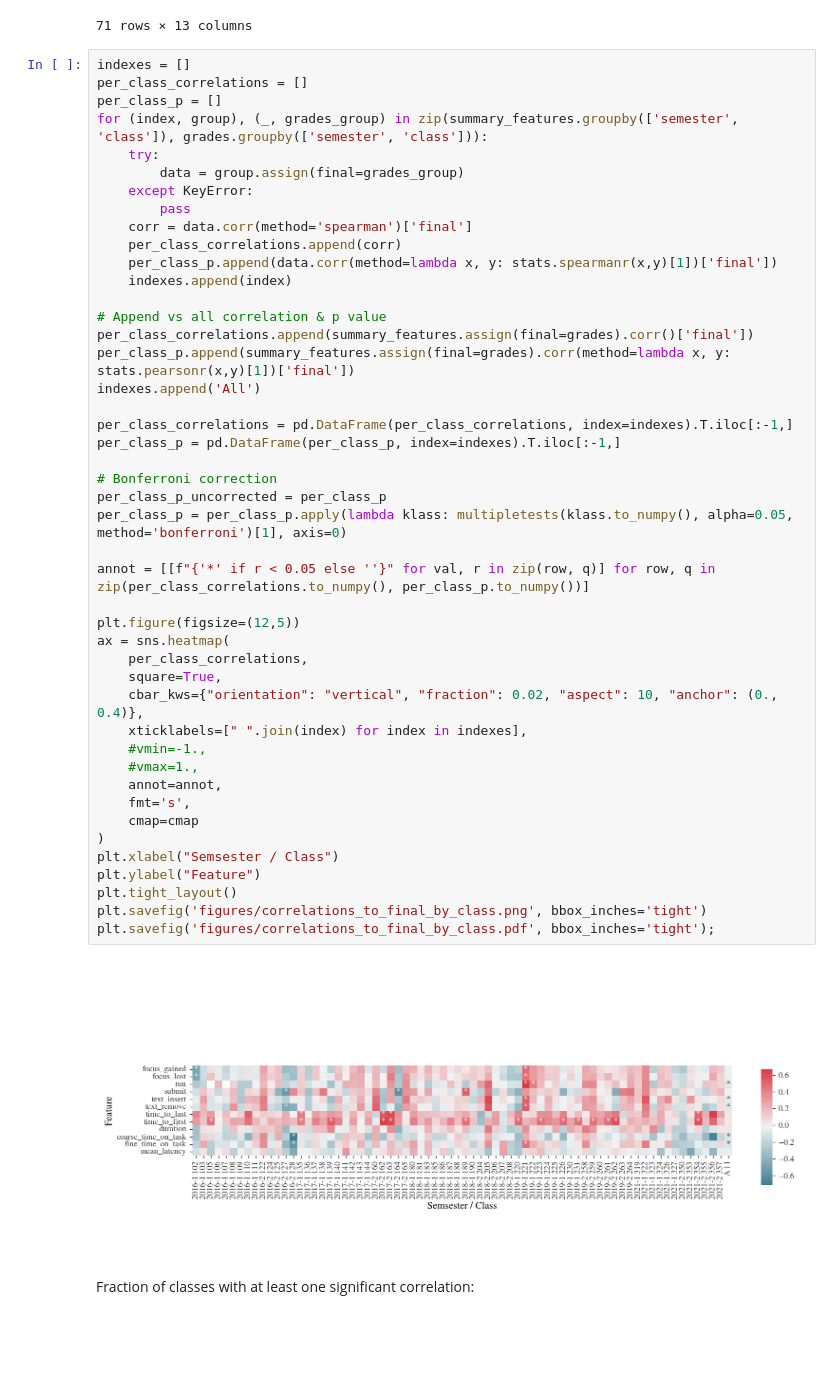
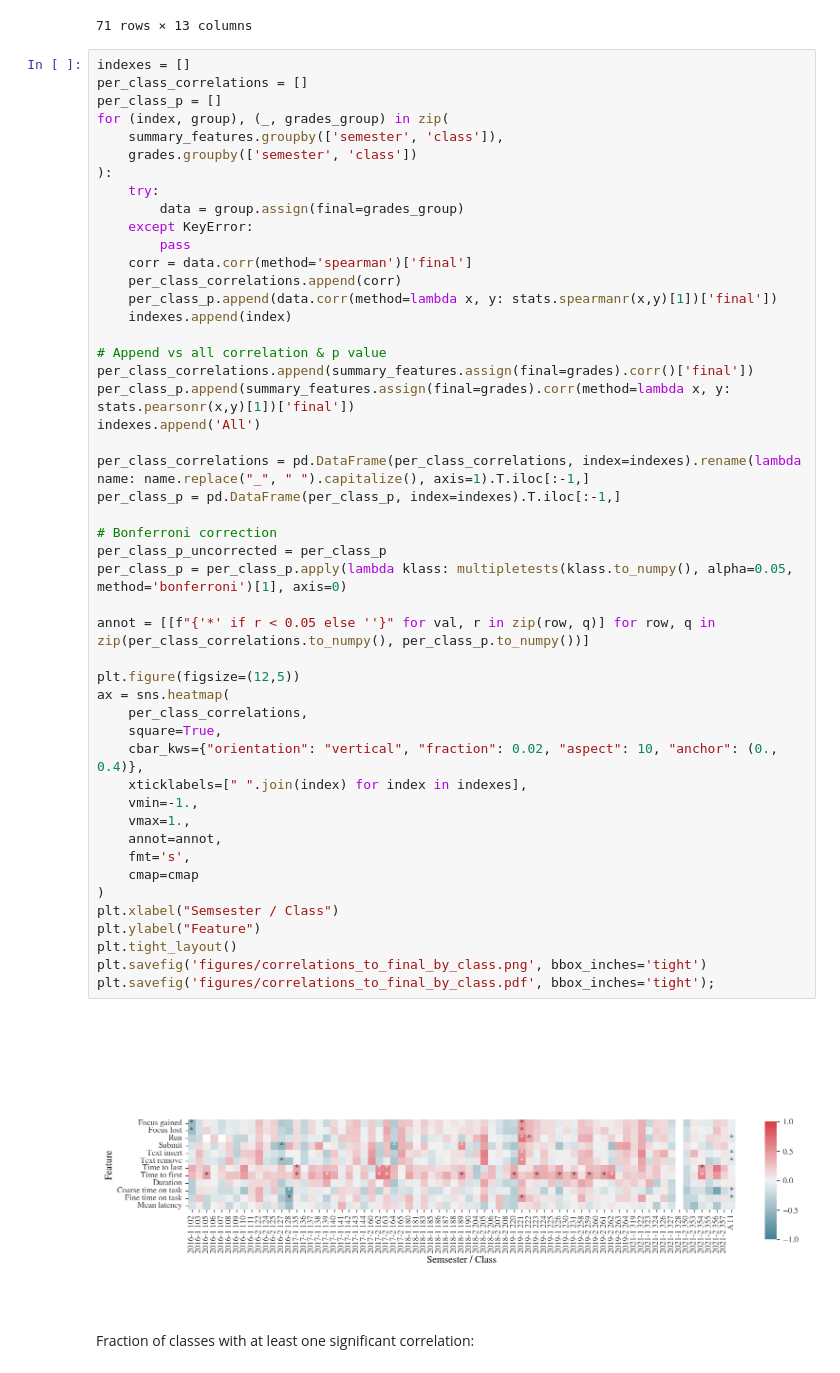
Before and after one commit to zacps/g-is-for-generalisation, a Jupyter notebook: EDA_large.ipynb, the cells around one changed output. Cells and saved outputs as stored; diff of their text form; blank space fills up the shorter version.

```diff
--- a/EDA_large.ipynb
+++ b/EDA_large.ipynb
@@ -266,7 +266,10 @@ per_class_correlations.
 indexes = []
 per_class_correlations = []
 per_class_p = []
-for (index, group), (_, grades_group) in zip(summary_features.groupby(['semester', 'class']), grades.groupby(['semester', 'class'])):
+for (index, group), (_, grades_group) in zip(
+    summary_features.groupby(['semester', 'class']),
+    grades.groupby(['semester', 'class'])
+):
     try:
         data = group.assign(final=grades_group)
     except KeyError:
@@ -278,37 +281,37 @@ for (index, group), (_, grades_group) in zip(summary_features.groupby(['semester
 
 # Append vs all correlation & p value
 per_class_correlations.append(summary_features.assign(final=grades).corr()['final'])
 per_class_p.append(summary_features.assign(final=grades).corr(method=lambda x, y: stats.pearsonr(x,y)[1])['final'])
 indexes.append('All')
 
-per_class_correlations = pd.DataFrame(per_class_correlations, index=indexes).T.iloc[:-1,]
+per_class_correlations = pd.DataFrame(per_class_correlations, index=indexes).rename(lambda name: name.replace("_", " ").capitalize(), axis=1).T.iloc[:-1,]
 per_class_p = pd.DataFrame(per_class_p, index=indexes).T.iloc[:-1,]
 
 # Bonferroni correction
 per_class_p_uncorrected = per_class_p
 per_class_p = per_class_p.apply(lambda klass: multipletests(klass.to_numpy(), alpha=0.05, method='bonferroni')[1], axis=0)
 
 annot = [[f"{'*' if r < 0.05 else ''}" for val, r in zip(row, q)] for row, q in zip(per_class_correlations.to_numpy(), per_class_p.to_numpy())]
 
 plt.figure(figsize=(12,5))
 ax = sns.heatmap(
     per_class_correlations,
     square=True,
     cbar_kws={"orientation": "vertical", "fraction": 0.02, "aspect": 10, "anchor": (0., 0.4)},
     xticklabels=[" ".join(index) for index in indexes],
-    #vmin=-1.,
-    #vmax=1.,
+    vmin=-1.,
+    vmax=1.,
     annot=annot,
     fmt='s',
     cmap=cmap
 )
 plt.xlabel("Semsester / Class")
 plt.ylabel("Feature")
 plt.tight_layout()
 plt.savefig('figures/correlations_to_final_by_class.png', bbox_inches='tight')
 plt.savefig('figures/correlations_to_final_by_class.pdf', bbox_inches='tight');
 # %% [output]
-[figure, old version]
+[figure, new version]
 # %% [markdown]
 Fraction of classes with at least one significant correlation:
 # %%
```
Also changed, not shown: parts of 2 cells of this notebook, 2 other files.
